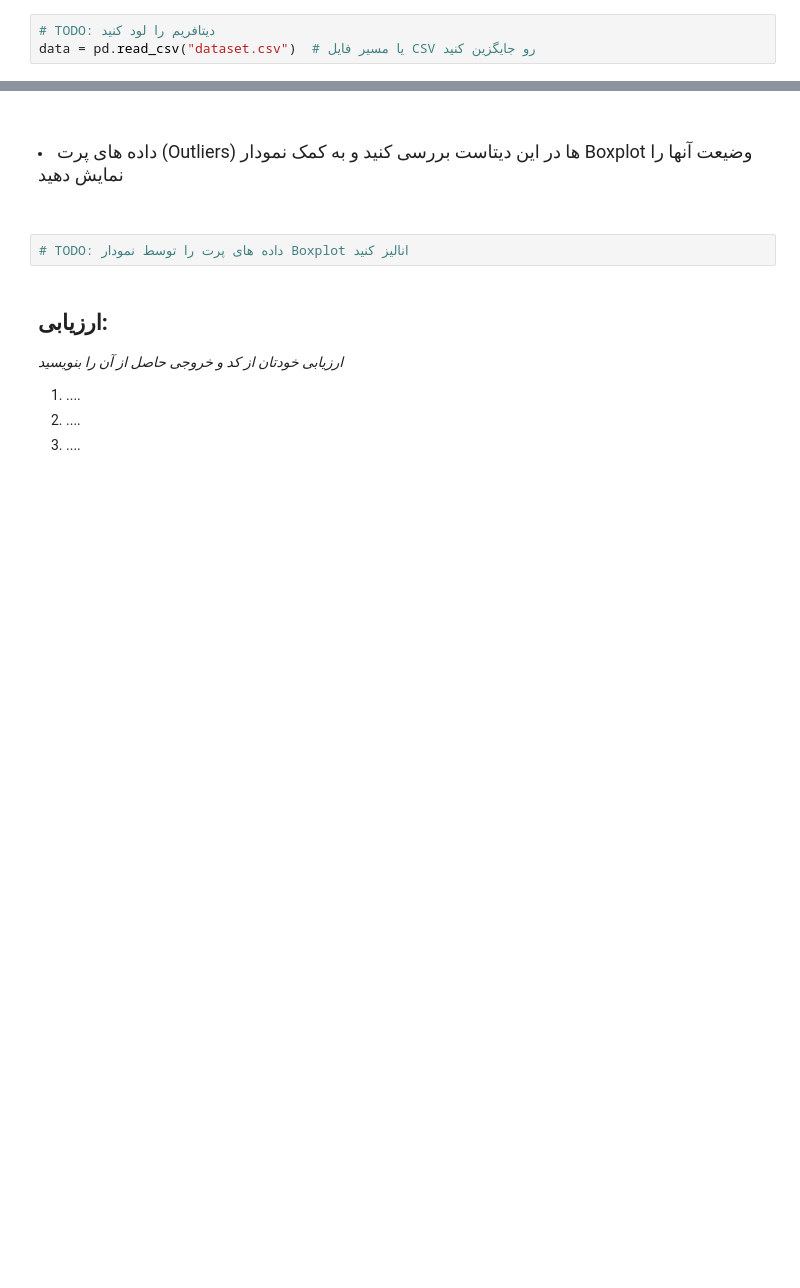
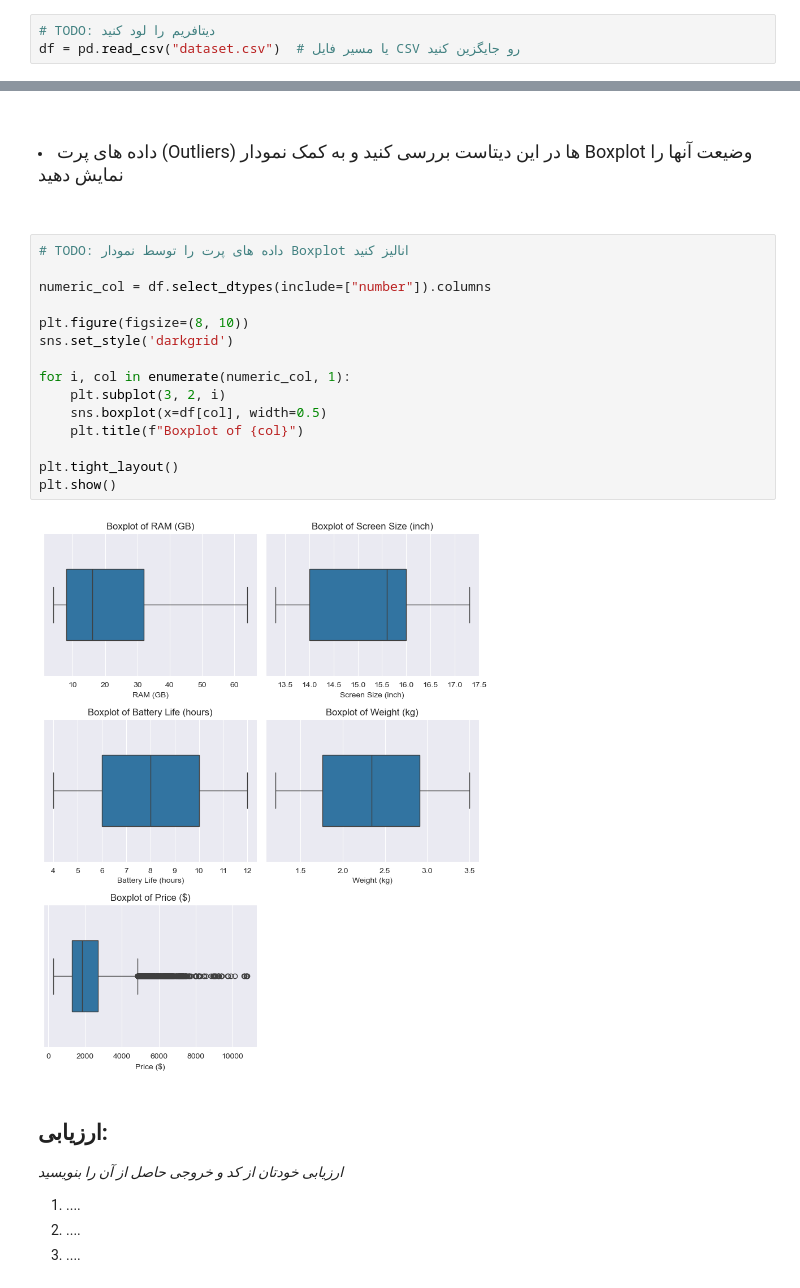
Before and after one commit to mobinym/Predict_Laptop_Price, a Jupyter notebook: Exercise 2.ipynb, the cells around one changed output, grey strips where cells are left out. Cells and saved outputs as stored; diff of their text form; blank space fills up the shorter version.

```diff
--- a/Exercise 2.ipynb
+++ b/Exercise 2.ipynb
@@ -158,7 +158,7 @@ import pandas as pd
 import numpy as np
 # %%
 # TODO: دیتافریم را لود کنید
-data = pd.read_csv("dataset.csv")  # یا مسیر فایل CSV رو جایگزین کنید
+df = pd.read_csv("dataset.csv")  # یا مسیر فایل CSV رو جایگزین کنید
 # %%
 # TODO : بررسی چند ردیف اول دیتافریم
 
@@ -459,8 +459,23 @@ plt.show()
     </p>
 </div>
 <br>
-# %%
-# TODO: داده های پرت را توسط نمودار Boxplot انالیز کنید
+# %%
+# TODO: داده های پرت را توسط نمودار Boxplot انالیز کنید
+
+numeric_col = df.select_dtypes(include=["number"]).columns
+
+plt.figure(figsize=(8, 10))
+sns.set_style('darkgrid')
+
+for i, col in enumerate(numeric_col, 1):
+    plt.subplot(3, 2, i)
+    sns.boxplot(x=df[col], width=0.5)
+    plt.title(f"Boxplot of {col}")
+
+plt.tight_layout()
+plt.show()
+# %% [output]
+[figure, added]
 # %% [markdown]
 ## ارزیابی:
 *ارزیابی خودتان از کد و خروجی حاصل از آن را بنویسید*
```
Also changed, not shown: parts of 70 cells of this notebook, 1 other file.
